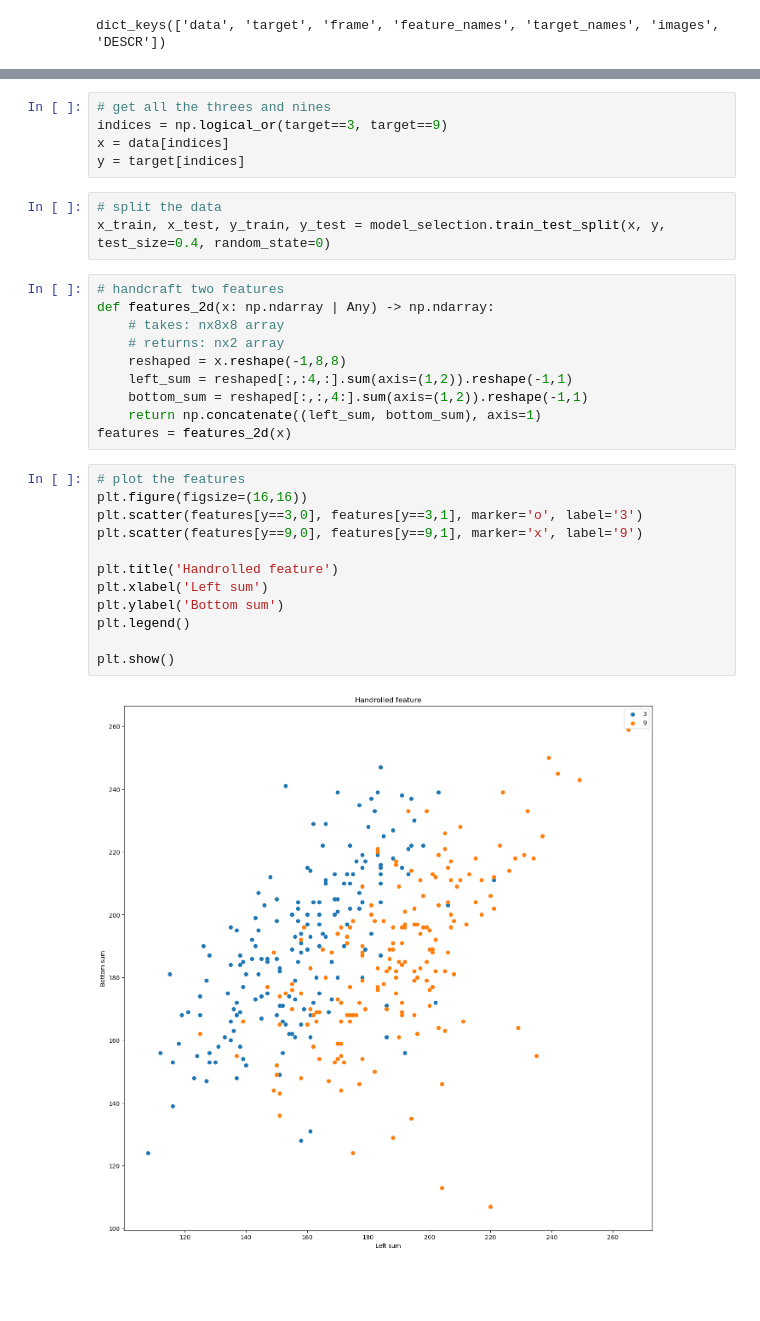
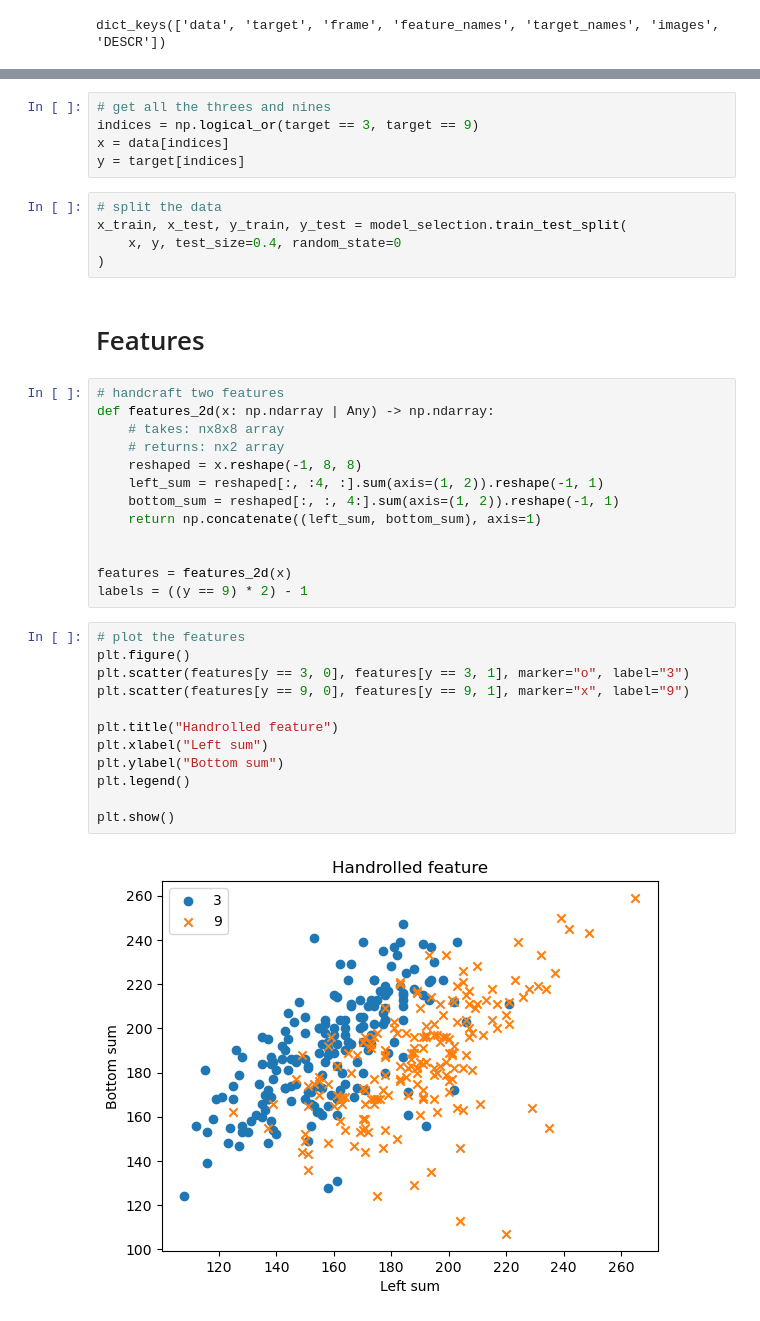
Before and after one commit to anuramat/ml-essentials-course, a Jupyter notebook: ex1_linear.ipynb, the cells around one changed output, grey strips where cells are left out. Saved outputs shown, nothing was run; the diff lists cells and outputs as text; blank space fills up the shorter version.

```diff
--- a/ex1_linear.ipynb
+++ b/ex1_linear.ipynb
@@ -31,33 +39,40 @@ plt.show()
 [figure]
 # %%
 # get all the threes and nines
-indices = np.logical_or(target==3, target==9)
+indices = np.logical_or(target == 3, target == 9)
 x = data[indices]
 y = target[indices]
 # %%
 # split the data
-x_train, x_test, y_train, y_test = model_selection.train_test_split(x, y, test_size=0.4, random_state=0)
+x_train, x_test, y_train, y_test = model_selection.train_test_split(
+    x, y, test_size=0.4, random_state=0
+)
+# %% [markdown]
+# Features
 # %%
 # handcraft two features
 def features_2d(x: np.ndarray | Any) -> np.ndarray:
     # takes: nx8x8 array
     # returns: nx2 array
-    reshaped = x.reshape(-1,8,8)
-    left_sum = reshaped[:,:4,:].sum(axis=(1,2)).reshape(-1,1)
-    bottom_sum = reshaped[:,:,4:].sum(axis=(1,2)).reshape(-1,1)
+    reshaped = x.reshape(-1, 8, 8)
+    left_sum = reshaped[:, :4, :].sum(axis=(1, 2)).reshape(-1, 1)
+    bottom_sum = reshaped[:, :, 4:].sum(axis=(1, 2)).reshape(-1, 1)
     return np.concatenate((left_sum, bottom_sum), axis=1)
+
+
 features = features_2d(x)
+labels = ((y == 9) * 2) - 1
 # %%
 # plot the features
-plt.figure(figsize=(16,16))
-plt.scatter(features[y==3,0], features[y==3,1], marker='o', label='3')
-plt.scatter(features[y==9,0], features[y==9,1], marker='x', label='9')
+plt.figure()
+plt.scatter(features[y == 3, 0], features[y == 3, 1], marker="o", label="3")
+plt.scatter(features[y == 9, 0], features[y == 9, 1], marker="x", label="9")
 
-plt.title('Handrolled feature')
-plt.xlabel('Left sum')
-plt.ylabel('Bottom sum')
+plt.title("Handrolled feature")
+plt.xlabel("Left sum")
+plt.ylabel("Bottom sum")
 plt.legend()
 
 plt.show()
 # %% [output]
-[figure, old version]
+[figure, new version]
```
Also changed, not shown: parts of 23 cells of this notebook, 2 other files.
